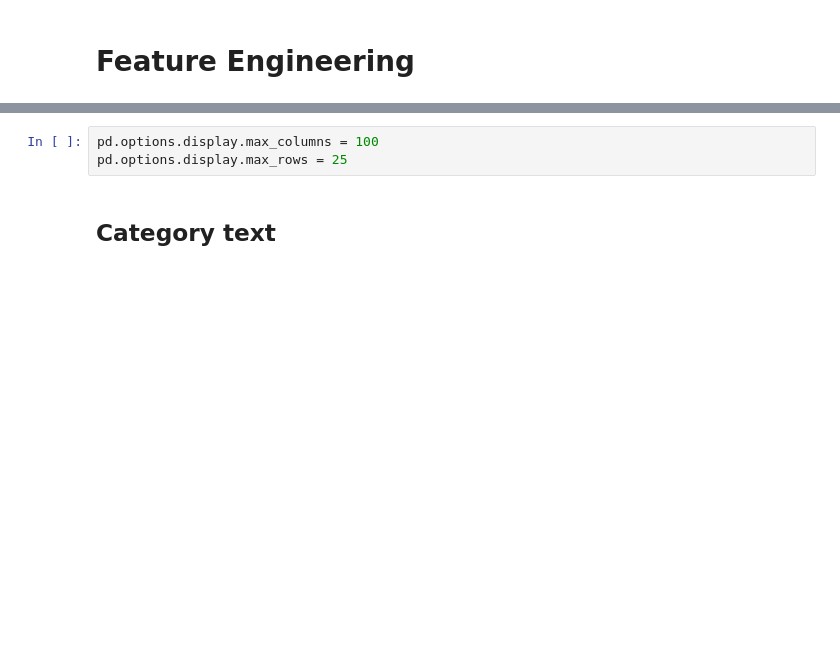
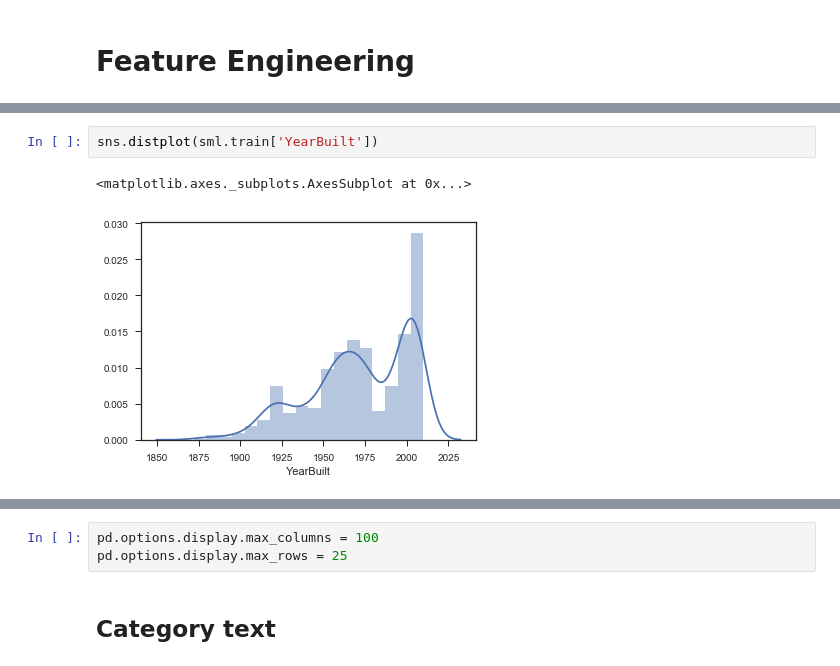
Before and after one commit to tnmichael309/Data-Analysis-Tool, a Jupyter notebook: notebook.ipynb, the cells around one changed output, grey strips where cells are left out. Saved outputs shown, nothing was run; the diff lists cells and outputs as text; blank space fills up the shorter version.

```diff
--- a/notebook.ipynb
+++ b/notebook.ipynb
@@ -224,0 +505,5 @@ plot_outliers(outlier_dict)
+# %%
+sns.distplot(sml.train['YearBuilt'])
+# %% [output]
+<matplotlib.axes._subplots.AxesSubplot at 0x...>
+[figure, added]
```
Also changed, not shown: parts of 66 cells of this notebook, 4 other files.
